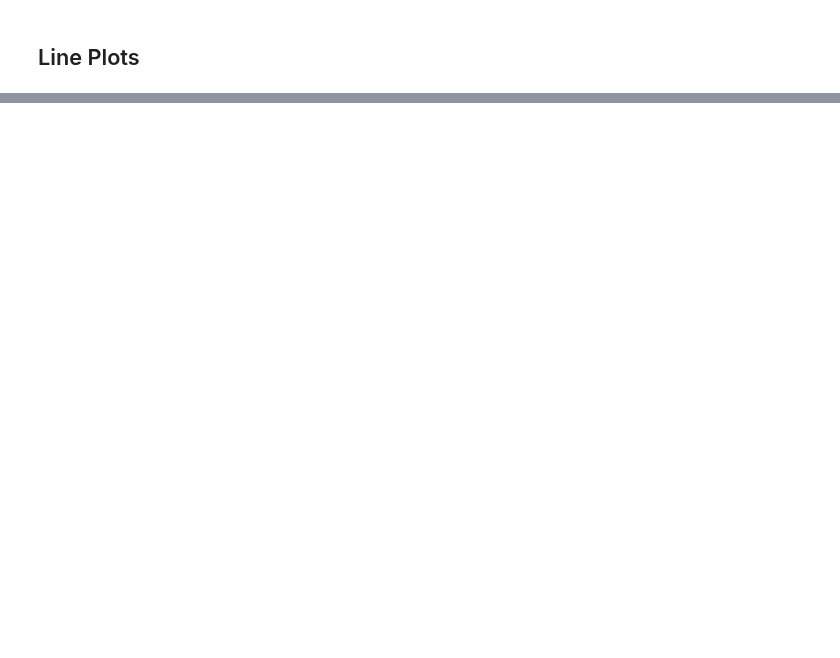
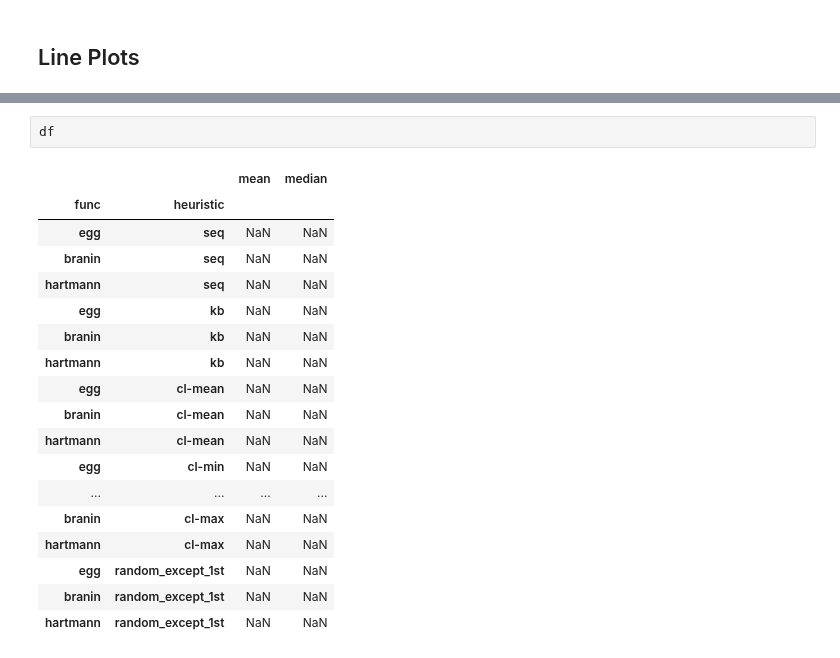
Before and after one commit to jamjs98764/Parallel-Bayesian-Optimisation, a Jupyter notebook: FITBO_GPy-FITBOMM_only/PI Values.ipynb, the cells around one changed output, grey strips where cells are left out. Drawn from its saved outputs; the diff is of its cells as text; blank space fills up the shorter version.

```diff
--- a/FITBO_GPy-FITBOMM_only/PI Values.ipynb
+++ b/FITBO_GPy-FITBOMM_only/PI Values.ipynb
@@ -250,0 +226,21 @@ SyntaxError: invalid syntax (<ipython-input-3-dc5ab2e40695>, line 33)
+# %%
+df
+# %% [output]
+|  |  | mean | median |
+| func | heuristic |  |  |
+| egg | seq | NaN | NaN |
+| branin | seq | NaN | NaN |
+| hartmann | seq | NaN | NaN |
+| egg | kb | NaN | NaN |
+| branin | kb | NaN | NaN |
+| hartmann | kb | NaN | NaN |
+| egg | cl-mean | NaN | NaN |
+| branin | cl-mean | NaN | NaN |
+| hartmann | cl-mean | NaN | NaN |
+| egg | cl-min | NaN | NaN |
+| ... | ... | ... | ... |
+| branin | cl-max | NaN | NaN |
+| hartmann | cl-max | NaN | NaN |
+| egg | random_except_1st | NaN | NaN |
+| branin | random_except_1st | NaN | NaN |
+| hartmann | random_except_1st | NaN | NaN |
```
Also changed, not shown: parts of 9 cells of this notebook, 19 other files.
